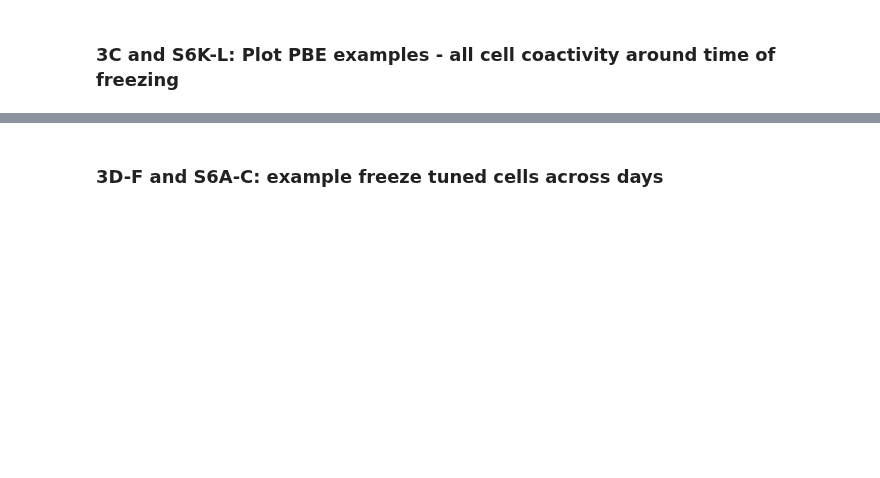
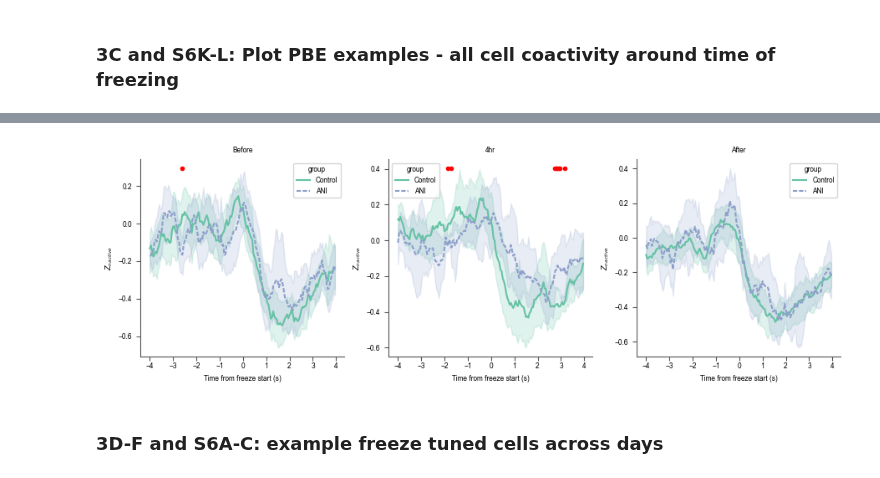
Before and after one commit to nkinsky/Eraser, a Jupyter notebook: Notebooks/Figure3.ipynb, the cells around one changed output, grey strips where cells are left out. Saved outputs shown, nothing was run; the diff lists cells and outputs as text; code cells hidden in the pictures; blank space fills up the shorter version.

```diff
--- a/Notebooks/Figure3.ipynb
+++ b/Notebooks/Figure3.ipynb
@@ -222,0 +245,20 @@ for a, desig in zip([ax_pbe_bef, ax_pbe_4hr, ax_pbe_aft], ['Before', '4hr', 'Aft
+# %%
+# Set up PBE dataframes
+buffer_plot = (4, 4)
+PBElearn = cova.get_group_PBE_rasters(err.learners, 'Learners', buffer_sec=buffer_plot, arena='Open')
+PBEnlearn = cova.get_group_PBE_rasters(err.nonlearners, 'Non-Learners', buffer_sec=buffer_plot, arena='Open')
+PBEani = cova.get_group_PBE_rasters(err.ani_mice_good, 'ANI', buffer_sec=buffer_plot, arena='Open')
+
+control_mice_good = copy(err.learners)
+control_mice_good.extend(err.nonlearners)
+PBEctrl = cova.get_group_PBE_rasters(control_mice_good, 'Control', buffer_sec=buffer_plot)
+
+# Now combine and simplify data
+PBEcomb, PBEcomb_simp = {}, {}
+for day in [-2, -1, 4, 1, 2]:
+    PBEcomb[day] = pd.concat([PBElearn[day], PBEnlearn[day], PBEani[day]])
+    PBEcomb_simp[day] = pd.concat([PBEctrl[day], PBEani[day]])
+
+# Add in memory/group designations to dataframe
+PBEcomb_simp2 = add_memory_designations(pd.concat(PBEcomb_simp.values()), key_use="day",
+                                       before=[-2, -1], during=[4], after=[1, 2])
@@ -223,3 +274,38 @@ for a, desig in zip([ax_pbe_bef, ax_pbe_4hr, ax_pbe_aft], ['Before', '4hr', 'Aft
+# %%
+# Now plot PBEs
+alpha = 0.05
+
+cmap_2grps = plt.get_cmap('Set2').colors[0:3:2]  # Use consistent colormap
+_, ax = plt.subplots(1, 3, figsize=(9, 3))
+ax_pbe_bef, ax_pbe_4hr, ax_pbe_aft = ax
+
+for a, desig in zip([ax_pbe_bef, ax_pbe_4hr, ax_pbe_aft], ['Before', '4hr', 'After']):
+    sns.lineplot(data=PBEcomb_simp2[PBEcomb_simp2['Designation'] == desig], palette=cmap_2grps, dashes=["", (2.5, 1)],
+                                    x='times', y='act_neuron_ratio_z', hue='group', style='group', ax=a)
+
+    # Get sig bins and plot
+    p_t, tstat_t = [], []
+    for timept in np.unique(PBEcomb_simp2[PBEcomb_simp2['Designation'] == desig]['times']):
+        time_bool = PBEcomb_simp2[PBEcomb_simp2['Designation'] == desig]['times'] == timept
+        df_tpt = PBEcomb_simp2[PBEcomb_simp2['Designation'] == desig][time_bool]
+        control_bool = df_tpt['group'] == 'Control'
+        ani_bool = df_tpt['group'] == 'ANI'
+        tstat, p = s.ttest_ind(df_tpt[control_bool]['act_neuron_ratio_z'],
+                                   df_tpt[ani_bool]['act_neuron_ratio_z'])
+        p_t.append(p)
+        tstat_t.append(tstat)
+
+    # Plot sig
+
+    times_plot = np.unique(PBEcomb_simp2[PBEcomb_simp2['Designation'] == desig]['times'])
+    sigbool = np.array(p_t) < alpha
+    ylim = a.get_ylim()
+    a.plot(times_plot[sigbool], np.ones(np.sum(sigbool))*ylim[1]*0.9, 'r.')
+    a.set_xlabel('Time from freeze start (s)')
+    a.set_ylabel(r'$Z_{nactive}$')
+    a.set_title(desig)
+# %% [output]
+[figure, added]
 # %% [markdown]
 ### 3D-F and S6A-C: example freeze tuned cells across days
 # %%
```
Also changed, not shown: parts of 83 cells of this notebook.
